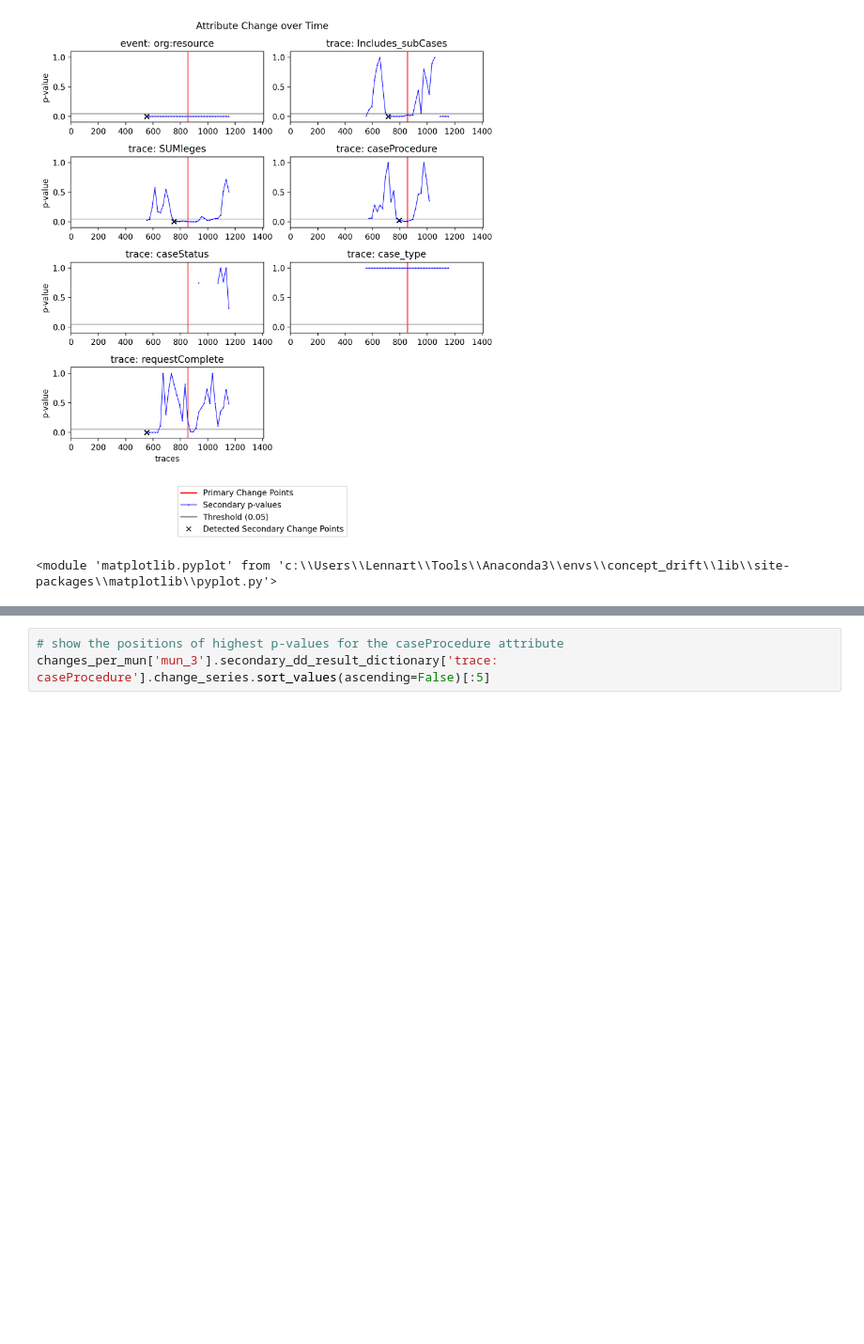
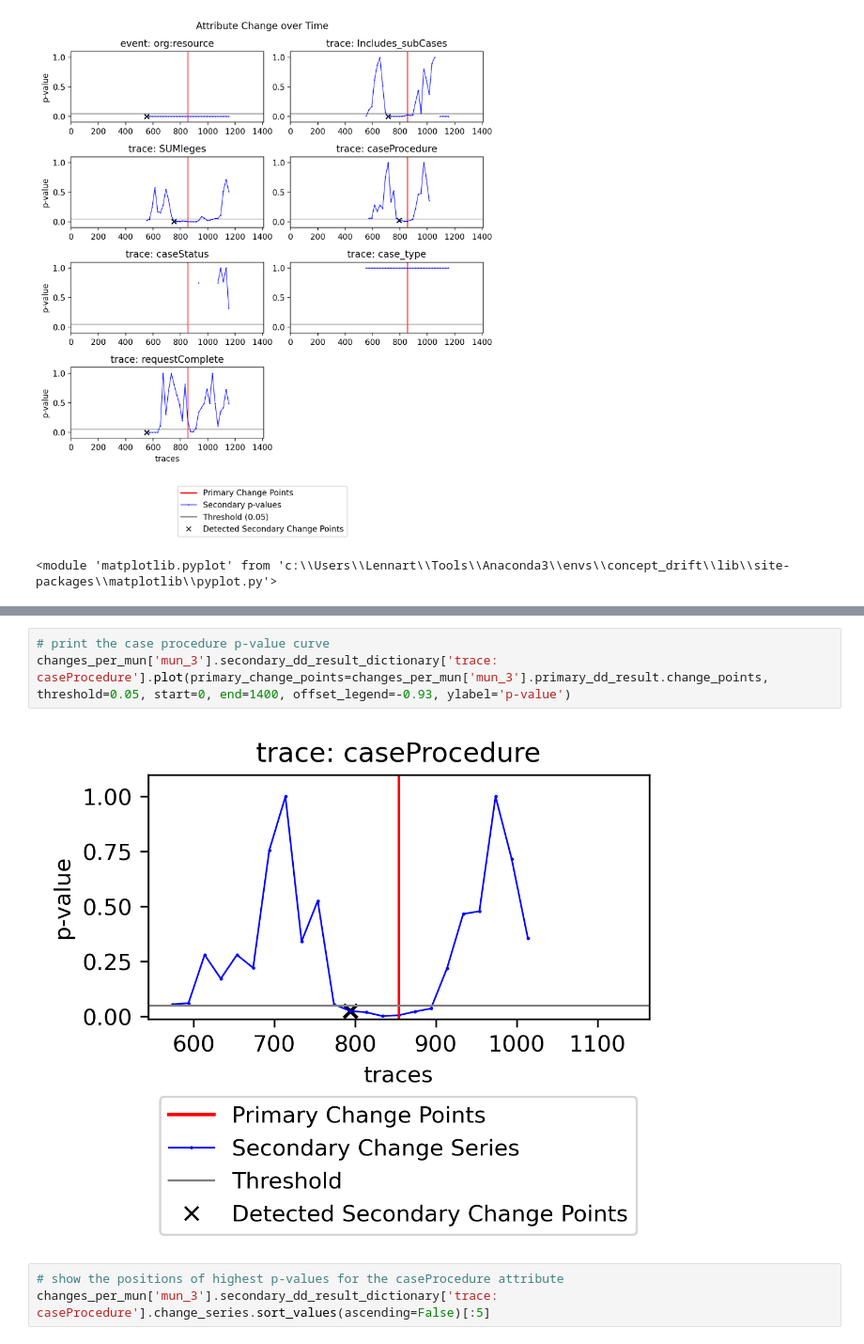
Before and after one commit to lennartebert/explaining_concept_drift, a Jupyter notebook: 50_Real World Dataset_BPI Challenge 2015.ipynb, the cells around one changed output, grey strips where cells are left out. Shown at 94% size. Drawn from its saved outputs; the diff is of its cells as text; blank space fills up the shorter version.

```diff
--- a/50_Real World Dataset_BPI Challenge 2015.ipynb
+++ b/50_Real World Dataset_BPI Challenge 2015.ipynb
@@ -560,3 +561,8 @@ plt.tight_layout()
+# %%
+# print the case procedure p-value curve
+changes_per_mun['mun_3'].secondary_dd_result_dictionary['trace: caseProcedure'].plot(primary_change_points=changes_per_mun['mun_3'].primary_dd_result.change_points, threshold=0.05, start=0, end=1400, offset_legend=-0.93, ylabel='p-value')
+# %% [output]
+[figure, added]
 # %%
 # show the positions of highest p-values for the caseProcedure attribute
 changes_per_mun['mun_3'].secondary_dd_result_dictionary['trace: caseProcedure'].change_series.sort_values(ascending=False)[:5]
```
Also changed, not shown: parts of 3 cells of this notebook, 2 other files.
